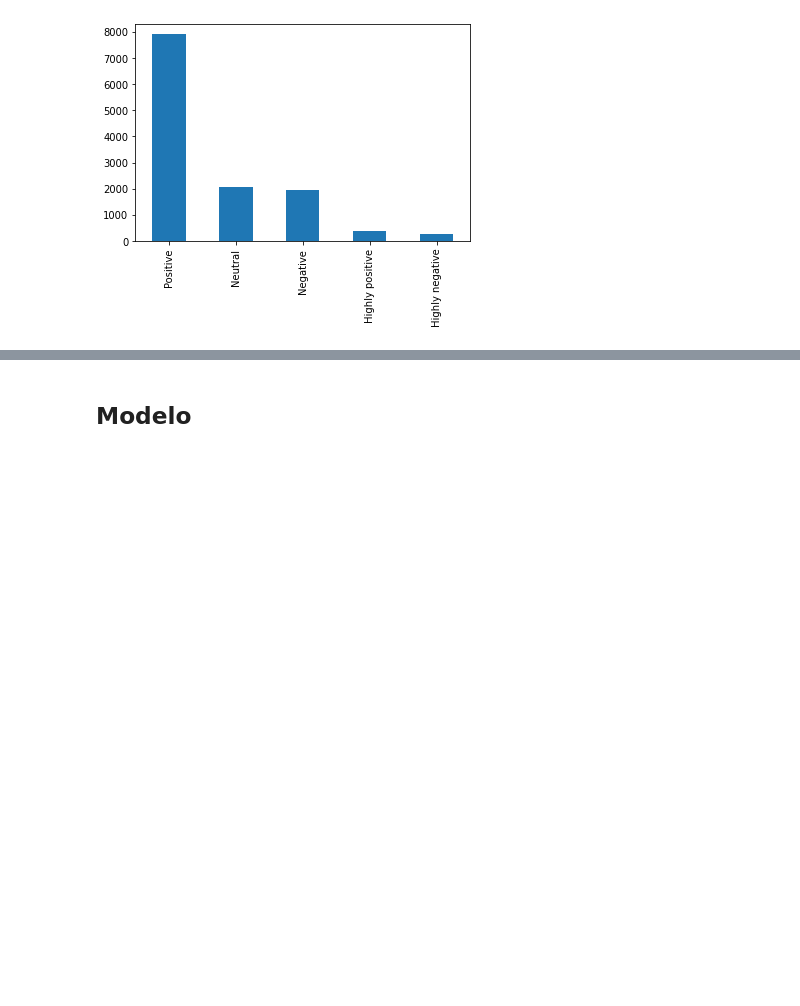
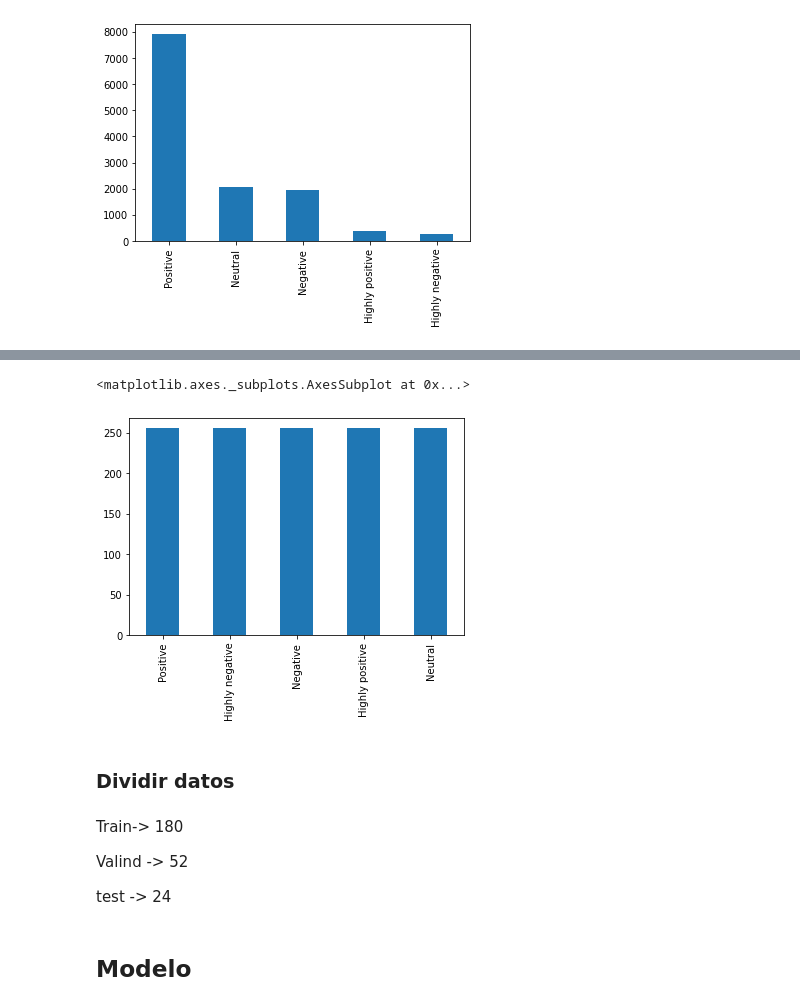
Before and after one commit to juan-p-b/Reto_WhaleAndJaguar, a Jupyter notebook: Reto_WhaleAndJaguar.ipynb, the cells around one changed output, grey strips where cells are left out. Saved outputs shown, nothing was run; the diff lists cells and outputs as text; code cells hidden in the pictures; blank space fills up the shorter version.

```diff
--- a/Reto_WhaleAndJaguar.ipynb
+++ b/Reto_WhaleAndJaguar.ipynb
@@ -111,0 +154,14 @@ data['which_of_these_sentiment_scores_does_the_above_image_fit_into_best'].value
+# %%
+def complete_image(lista,emotion):
+  size_to_add = 256-len(lista)
+  list_to_add = data_golden_False[data_golden_False['which_of_these_sentiment_scores_does_the_above_image_fit_into_best']==emotion][:size_to_add]['_unit_id']
+  lista = lista.append(list_to_add)
+  return lista
+# %%
+Positive_list = complete_image(Positive_list,'Positive')
+Negative_list = complete_image(Negative_list,'Negative')
+Highly_negative_list = complete_image(Highly_negative_list,'Highly negative')
+Highly_positive_list = complete_image(Highly_positive_list,'Highly positive')
+Neutral_list = complete_image(Neutral_list,'Neutral')
+# %%
+All_list = Positive_list.append(Negative_list).append(Highly_negative_list).append(Highly_positive_list).append(Neutral_list)
@@ -111,0 +170,7 @@ data['which_of_these_sentiment_scores_does_the_above_image_fit_into_best'].value
+# %%
+data_reduce = data[data['_unit_id'].isin(All_list)]
+# %%
+data_reduce['which_of_these_sentiment_scores_does_the_above_image_fit_into_best'].value_counts().plot(kind='bar')
+# %% [output]
+<matplotlib.axes._subplots.AxesSubplot at 0x...>
+[figure, added]
@@ -111,0 +179,2 @@ data['which_of_these_sentiment_scores_does_the_above_image_fit_into_best'].value
+# %% [markdown]
+### Dividir datos
@@ -111,0 +187,6 @@ data['which_of_these_sentiment_scores_does_the_above_image_fit_into_best'].value
+# %% [markdown]
+Train-> 180
+
+Valind -> 52
+
+test -> 24
```
Also changed, not shown: parts of 30 cells of this notebook.
